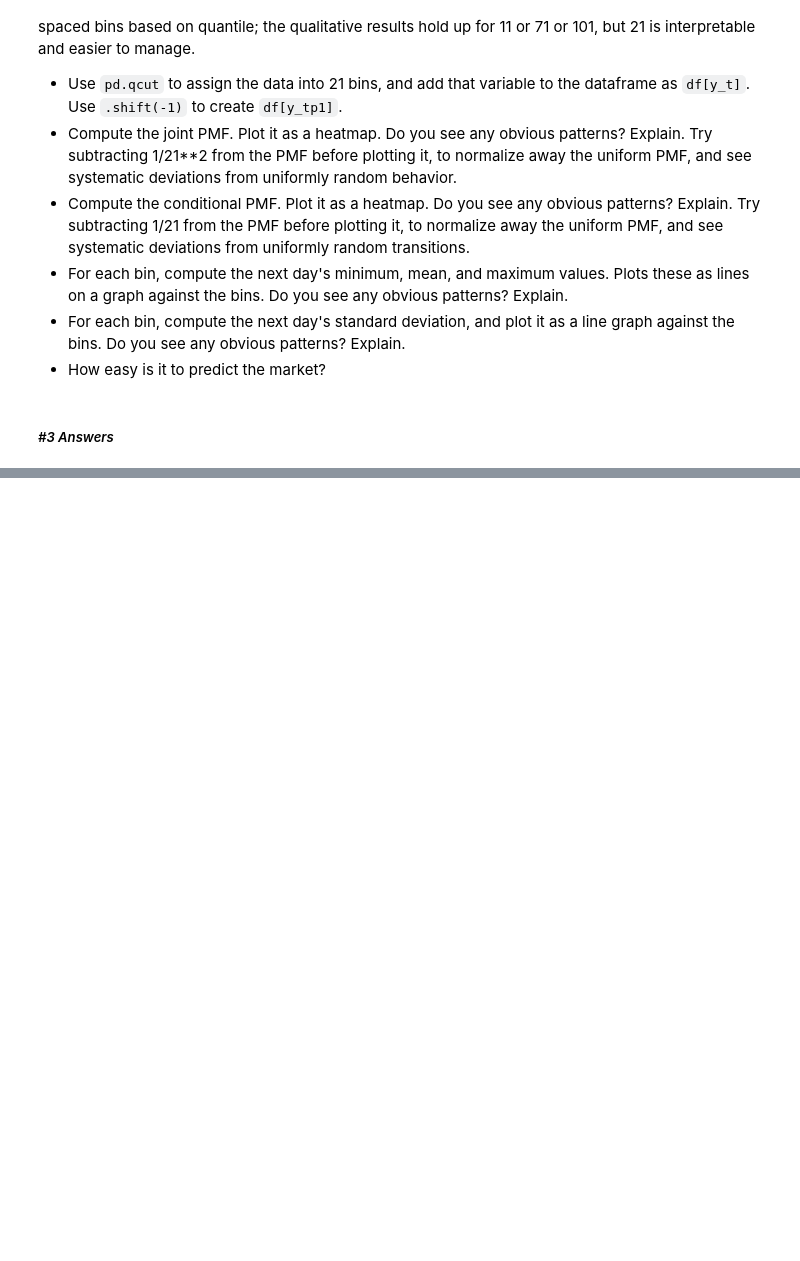
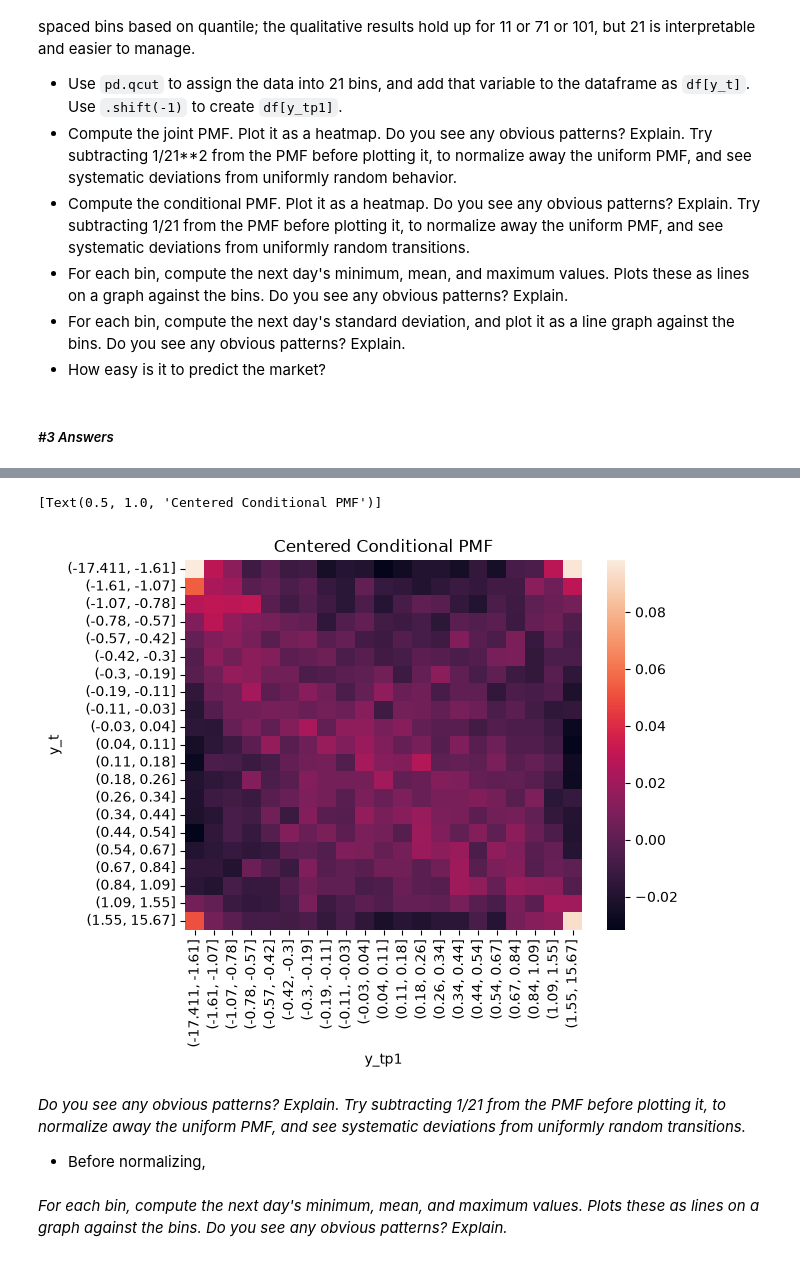
Before and after one commit to ae-phillips/uu_markov, a Jupyter notebook: lab_1/lab.ipynb, the cells around one changed output, grey strips where cells are left out. Saved outputs shown, nothing was run; the diff lists cells and outputs as text; code cells hidden in the pictures; blank space fills up the shorter version.

```diff
--- a/lab_1/lab.ipynb
+++ b/lab_1/lab.ipynb
@@ -262,0 +316,12 @@ The choice of five bins was arbitrary. For more realistic or complex models, we'
+# %%
+# centered conditional PMF heatmap
+
+tab_centered = tab - 1 / 21
+
+sns.heatmap(tab_centered).set(title='Centered Conditional PMF')
+# %% [output]
+[Text(0.5, 1.0, 'Centered Conditional PMF')]
+[figure, added]
+# %% [markdown]
+*Do you see any obvious patterns? Explain. Try subtracting 1/21 from the PMF before plotting it, to normalize away the uniform PMF, and see systematic deviations from uniformly random transitions.*
+* Before normalizing,
@@ -262,0 +330,2 @@ The choice of five bins was arbitrary. For more realistic or complex models, we'
+# %% [markdown]
+*For each bin, compute the next day's minimum, mean, and maximum values. Plots these as lines on a graph against the bins. Do you see any obvious patterns? Explain.*
```
Also changed, not shown: parts of 8 cells of this notebook.
